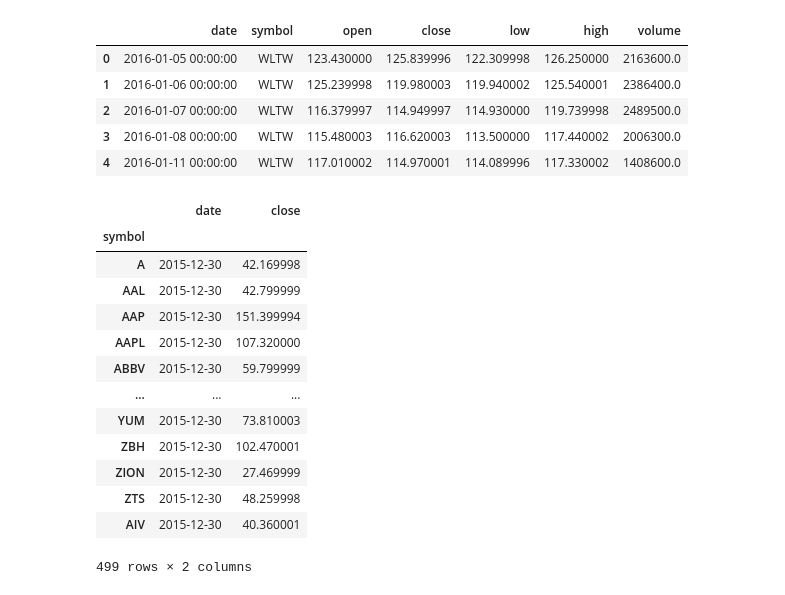
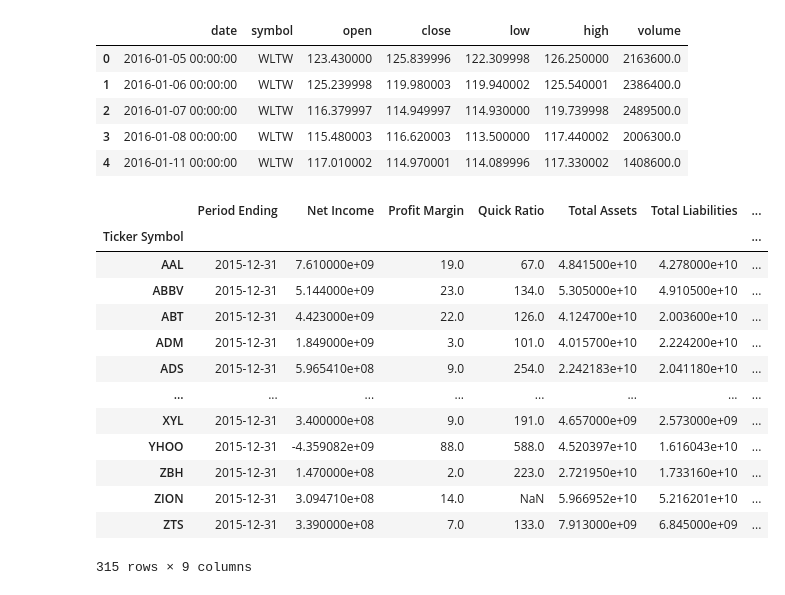
Before and after one commit to TessPalan/stock-research, a Jupyter notebook: notebook/cleaning_merge.ipynb, the cells around one changed output. Cells and saved outputs as stored; diff of their text form; code cells hidden in the pictures.

```diff
--- a/notebook/cleaning_merge.ipynb
+++ b/notebook/cleaning_merge.ipynb
@@ -85,30 +87,34 @@ prices_index =prices.set_index('symbol').loc[
 # %%
 final_prices = prices_index.loc[(prices_index['date'] == '2015-12-30') ]
-# %%
-final_prices
-# %% [output]
-|  | date | close |
-| symbol |  |  |
-| A | 2015-12-30 | 42.169998 |
-| AAL | 2015-12-30 | 42.799999 |
-| AAP | 2015-12-30 | 151.399994 |
-| AAPL | 2015-12-30 | 107.320000 |
-| ABBV | 2015-12-30 | 59.799999 |
-| ... | ... | ... |
-| YUM | 2015-12-30 | 73.810003 |
-| ZBH | 2015-12-30 | 102.470001 |
-| ZION | 2015-12-30 | 27.469999 |
-| ZTS | 2015-12-30 | 48.259998 |
-| AIV | 2015-12-30 | 40.360001 |
-499 rows × 2 columns
+# %%
+final_prices.index.name = 'Ticker Symbol'
+# %%
+final_prices_renamed = final_prices.rename(columns={"close": "Closing Price"})
 # %%
 Final_data_df =pd.merge(
     left = final_fund ,
-    right= final_prices['close'] ,
+    right= final_prices_renamed['Closing Price'] ,
     how="inner",
     left_index= True ,
     right_index = True
 )
+# %%
+Final_data_df
+# %% [output]
+|  | Period Ending | Net Income | Profit Margin | Quick Ratio | Total Assets | Total Liabilities | ... |
+| Ticker Symbol |  |  |  |  |  |  | ... |
+| AAL | 2015-12-31 | 7.610000e+09 | 19.0 | 67.0 | 4.841500e+10 | 4.278000e+10 | ... |
+| ABBV | 2015-12-31 | 5.144000e+09 | 23.0 | 134.0 | 5.305000e+10 | 4.910500e+10 | ... |
+| ABT | 2015-12-31 | 4.423000e+09 | 22.0 | 126.0 | 4.124700e+10 | 2.003600e+10 | ... |
+| ADM | 2015-12-31 | 1.849000e+09 | 3.0 | 101.0 | 4.015700e+10 | 2.224200e+10 | ... |
+| ADS | 2015-12-31 | 5.965410e+08 | 9.0 | 254.0 | 2.242183e+10 | 2.041180e+10 | ... |
+| ... | ... | ... | ... | ... | ... | ... | ... |
+| XYL | 2015-12-31 | 3.400000e+08 | 9.0 | 191.0 | 4.657000e+09 | 2.573000e+09 | ... |
+| YHOO | 2015-12-31 | -4.359082e+09 | 88.0 | 588.0 | 4.520397e+10 | 1.616043e+10 | ... |
+| ZBH | 2015-12-31 | 1.470000e+08 | 2.0 | 223.0 | 2.721950e+10 | 1.733160e+10 | ... |
+| ZION | 2015-12-31 | 3.094710e+08 | 14.0 | NaN | 5.966952e+10 | 5.216201e+10 | ... |
+| ZTS | 2015-12-31 | 3.390000e+08 | 7.0 | 133.0 | 7.913000e+09 | 6.845000e+09 | ... |
+315 rows × 9 columns
 # %%
 pwd
 # %% [output]
```
Also changed, not shown: parts of 11 cells of this notebook, 1 other file.
